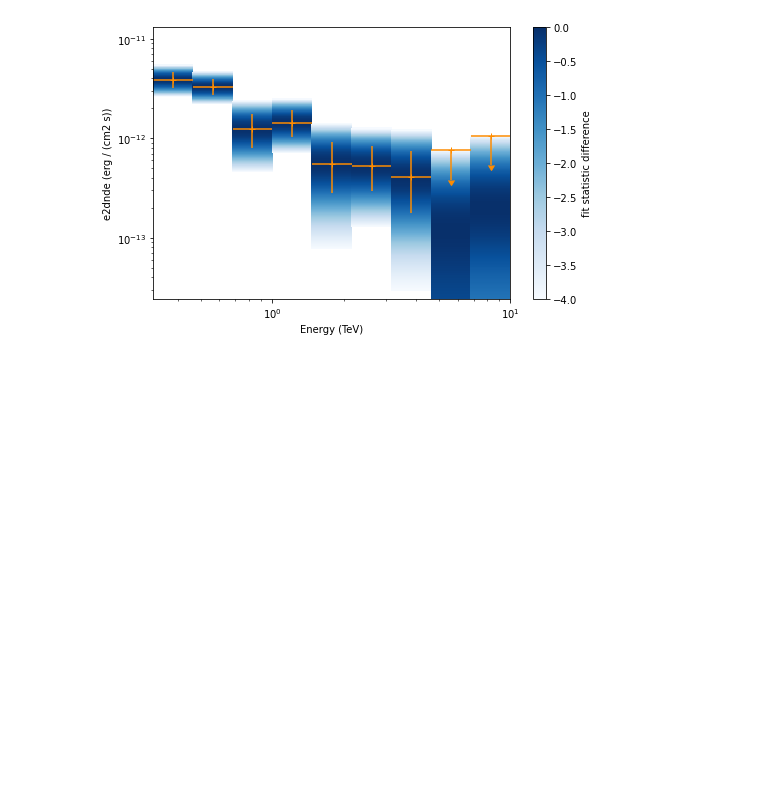
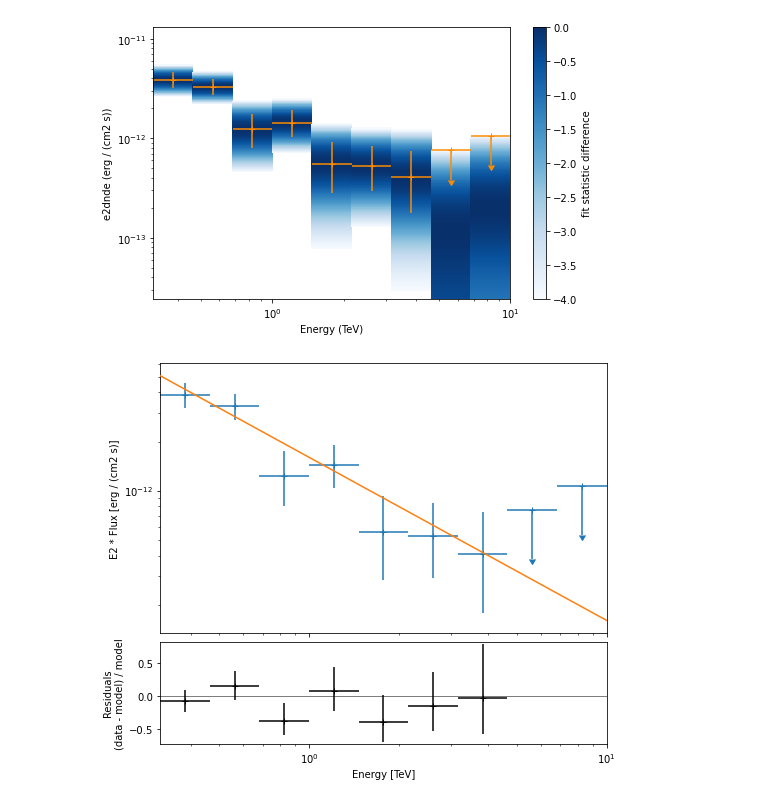
Before and after one commit to AtreyeeS/test_notebooks, a Jupyter notebook: spectrum_simulation.ipynb, the cells around one changed output. Drawn from its saved outputs; the diff is of its cells as text; code cells hidden in the pictures; blank space fills up the shorter version.

```diff
--- a/spectrum_simulation.ipynb
+++ b/spectrum_simulation.ipynb
@@ -265,3 +266,11 @@ ax = flux_points.plot(
 flux_points.to_sed_type("e2dnde").plot_ts_profiles(ax=ax);
 # %% [output]
 [figure]
+# %%
+flux_points_dataset = FluxPointsDataset(
+    data=flux_points, models=model
+)
+# %%
+flux_points_dataset.plot_fit();
+# %% [output]
+[figure, added]
```
Also changed, not shown: parts of 7 cells of this notebook.
